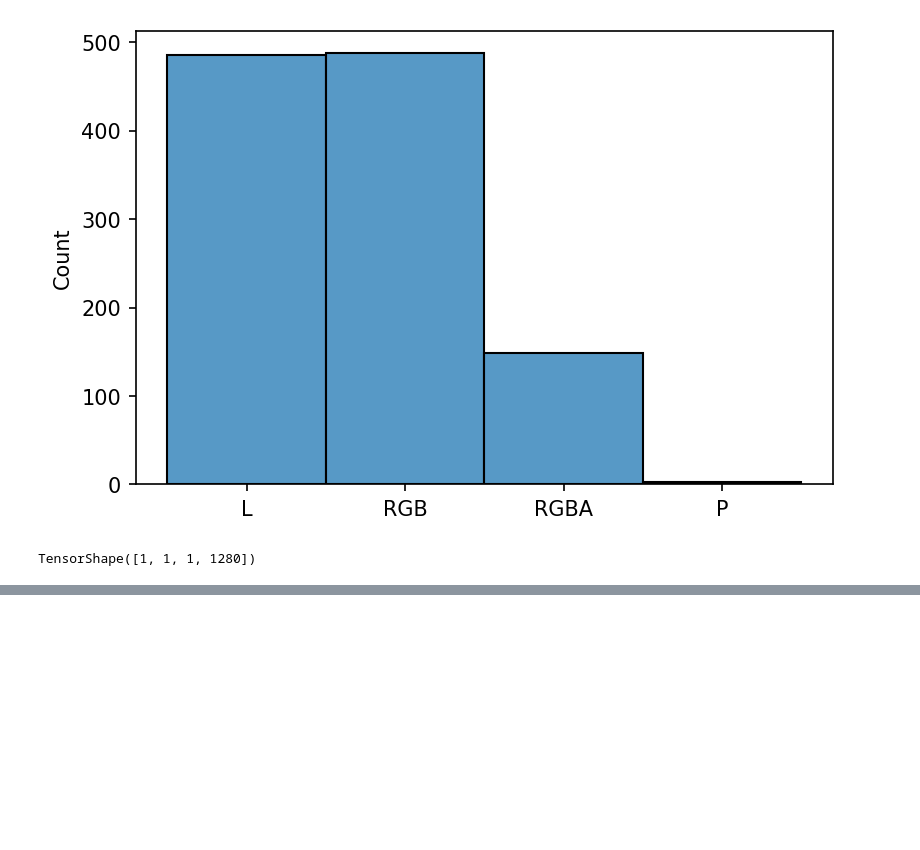
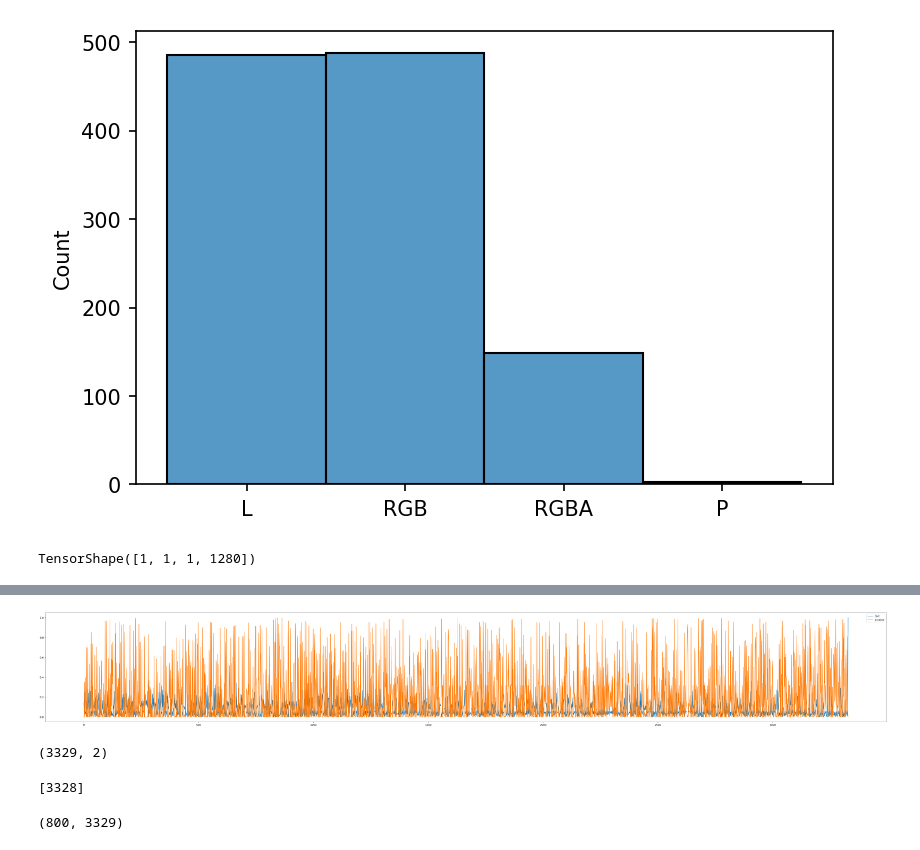
Before and after one commit to MahyarFardin/Neural-Networks, a Jupyter notebook: project/Project.ipynb, the cells around one changed output, grey strips where cells are left out. Saved outputs shown, nothing was run; the diff lists cells and outputs as text; code cells hidden in the pictures; blank space fills up the shorter version.

```diff
--- a/project/Project.ipynb
+++ b/project/Project.ipynb
@@ -301,0 +333,8 @@ feature_extracted_matrix[0][1]
+# %%
+plt.figure(figsize=(60,8))
+sns.lineplot(x=range(3329),y=abs(correlations[:,0]))
+sns.lineplot(x=range(3329),y=correlations[:,1])
+plt.legend(["corr","p-value"])
+plt.savefig("corr-p2.png")
+# %% [output]
+[figure, added]
@@ -301,0 +347,12 @@ feature_extracted_matrix[0][1]
+# %%
+correlations.shape
+# %% [output]
+(3329, 2)
+# %%
+highCorr_cols
+# %% [output]
+[3328]
+# %%
+feature_extracted_matrix.shape
+# %% [output]
+(800, 3329)
```
Also changed, not shown: parts of 44 cells of this notebook.
